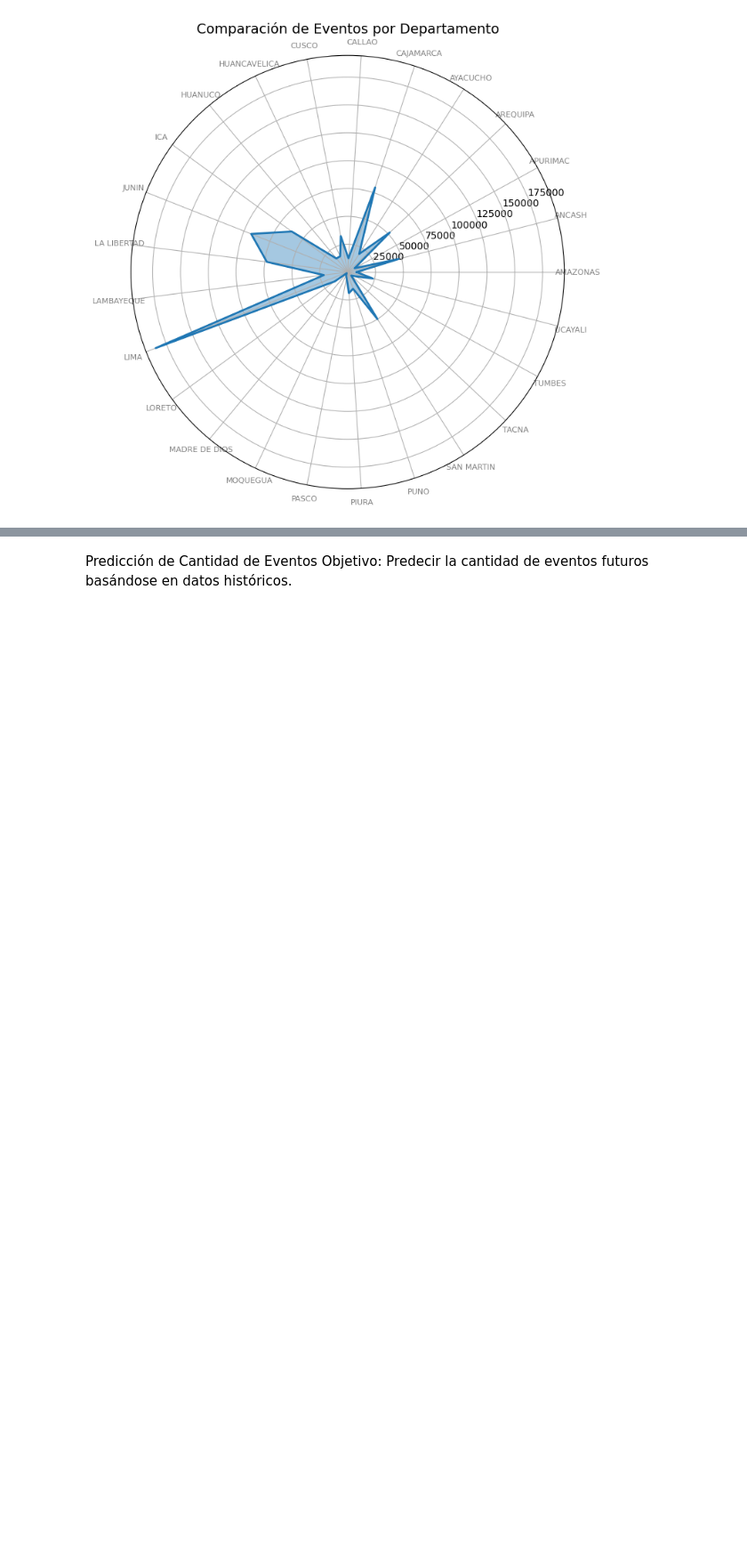
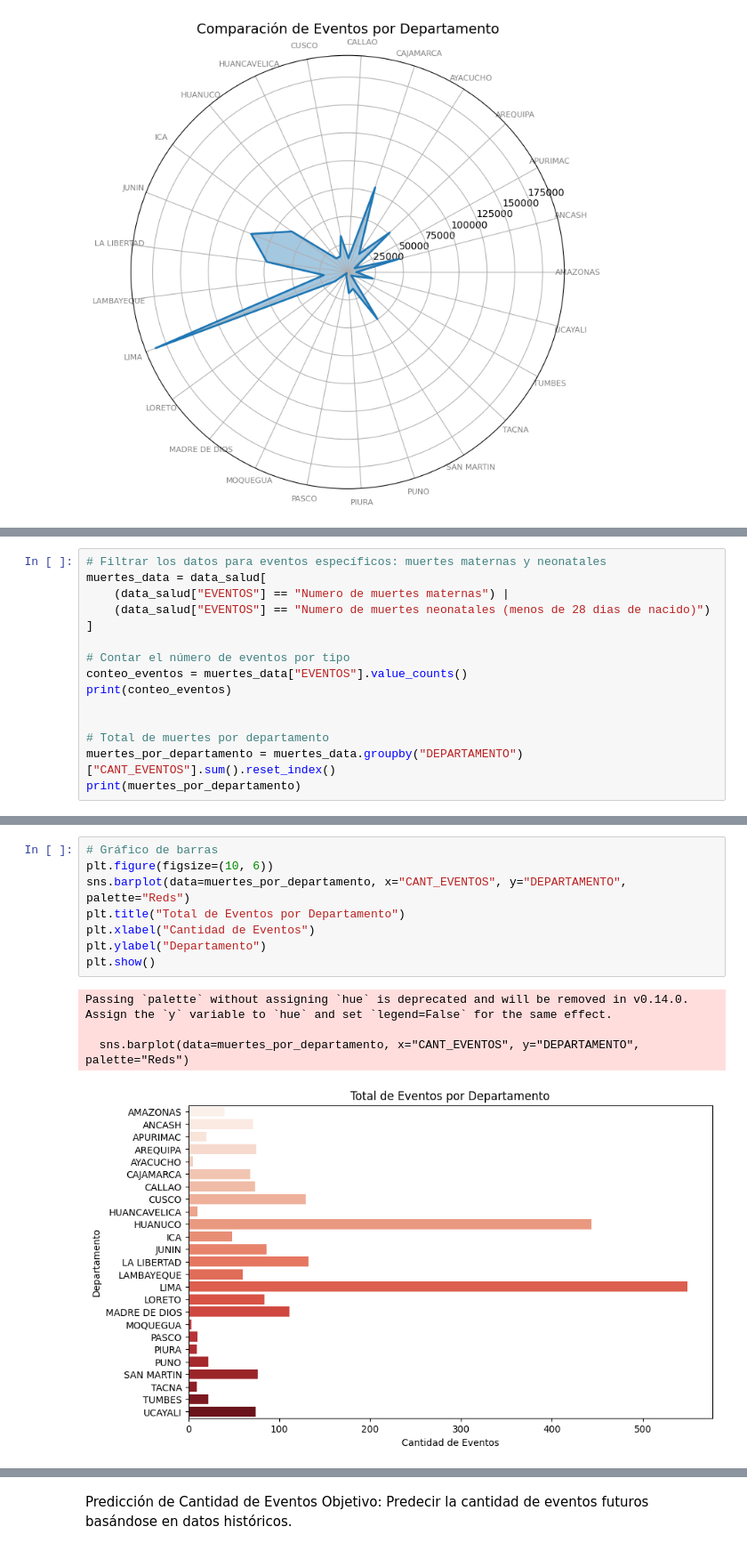
Before and after one commit to camiloalegre/EVENT_SALUD, a Jupyter notebook: Analisis_eventos_salud.ipynb, the cells around one changed output, grey strips where cells are left out. Shown at 89% size. Saved outputs shown, nothing was run; the diff lists cells and outputs as text; blank space fills up the shorter version.

```diff
--- a/Analisis_eventos_salud.ipynb
+++ b/Analisis_eventos_salud.ipynb
@@ -209,0 +210,15 @@ plt.show()
+# %%
+# Filtrar los datos para eventos específicos: muertes maternas y neonatales
+muertes_data = data_salud[
+    (data_salud["EVENTOS"] == "Numero de muertes maternas") |
+    (data_salud["EVENTOS"] == "Numero de muertes neonatales (menos de 28 dias de nacido)")
+]
+
+# Contar el número de eventos por tipo
+conteo_eventos = muertes_data["EVENTOS"].value_counts()
+print(conteo_eventos)
+
+
+# Total de muertes por departamento
+muertes_por_departamento = muertes_data.groupby("DEPARTAMENTO")["CANT_EVENTOS"].sum().reset_index()
+print(muertes_por_departamento)
@@ -209,0 +243,13 @@ plt.show()
+# %%
+# Gráfico de barras
+plt.figure(figsize=(10, 6))
+sns.barplot(data=muertes_por_departamento, x="CANT_EVENTOS", y="DEPARTAMENTO", palette="Reds")
+plt.title("Total de Eventos por Departamento")
+plt.xlabel("Cantidad de Eventos")
+plt.ylabel("Departamento")
+plt.show()
+# %% [output]
+Passing `palette` without assigning `hue` is deprecated and will be removed in v0.14.0. Assign the `y` variable to `hue` and set `legend=False` for the same effect.
+
+  sns.barplot(data=muertes_por_departamento, x="CANT_EVENTOS", y="DEPARTAMENTO", palette="Reds")
+[figure, added]
```
Also changed, not shown: parts of 10 cells of this notebook, 1 other file.
